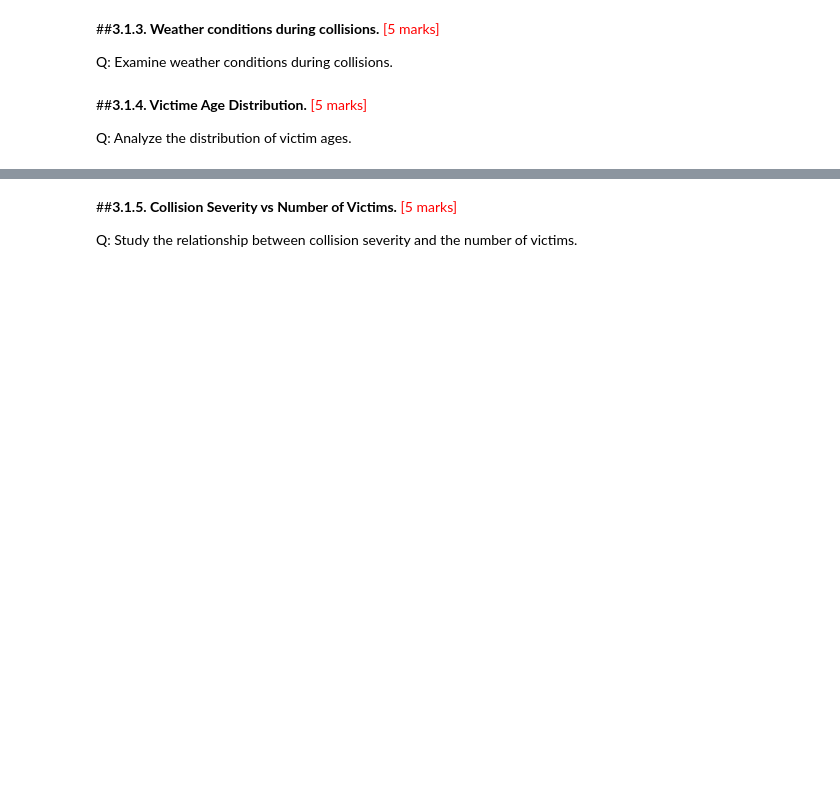
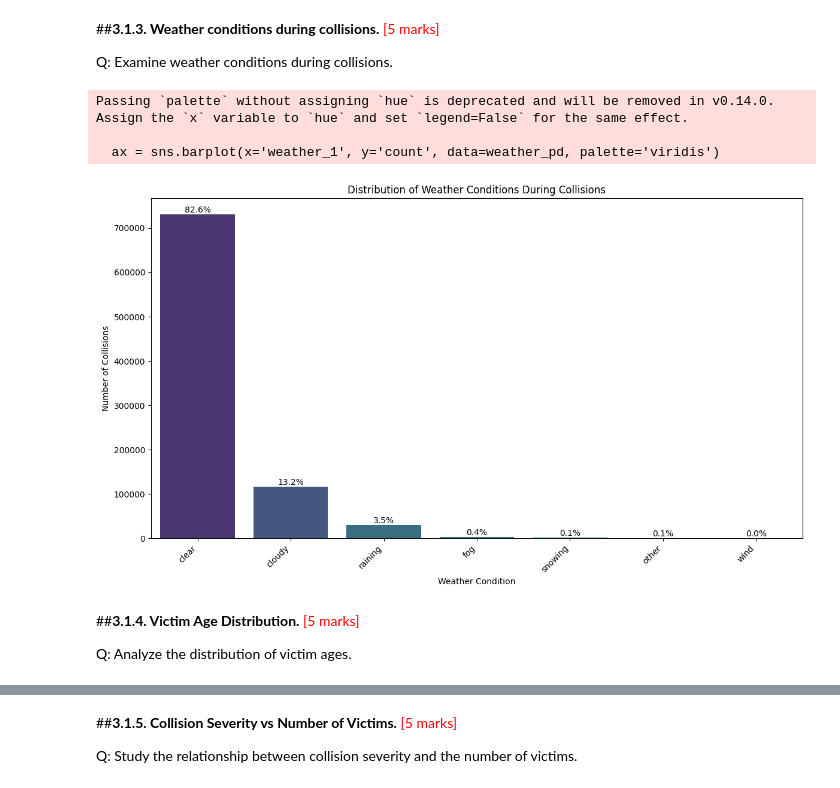
Before and after one commit to shaloy-lewis/Pyspark_Traffic_Collisions_Analysis, a Jupyter notebook: Traffic_Collisions_Analysis.ipynb, the cells around one changed output, grey strips where cells are left out. Saved outputs shown, nothing was run; the diff lists cells and outputs as text; code cells hidden in the pictures; blank space fills up the shorter version.

```diff
--- a/Traffic_Collisions_Analysis.ipynb
+++ b/Traffic_Collisions_Analysis.ipynb
@@ -192,0 +715,28 @@ Q: Examine weather conditions during collisions.
+# %%
+# Weather Conditions During Collisions
+weather_distribution = collisions_df.groupBy("weather_1").count().orderBy(col("count").desc())
+
+# Convert to Pandas
+weather_pd = weather_distribution.toPandas()
+
+total_weather = weather_pd['count'].sum()
+weather_pd['percentage'] = (weather_pd['count'] / total_weather) * 100
+
+# Plot
+plt.figure(figsize=(12, 7))
+ax = sns.barplot(x='weather_1', y='count', data=weather_pd, palette='viridis')
+
+for i, row in weather_pd.iterrows():
+    ax.text(i, row['count'], f"{row['percentage']:.1f}%", ha='center', va='bottom')
+
+plt.title('Distribution of Weather Conditions During Collisions')
+plt.xlabel('Weather Condition')
+plt.ylabel('Number of Collisions')
+plt.xticks(rotation=45, ha='right')
+plt.tight_layout()
+plt.show()
+# %% [output]
+Passing `palette` without assigning `hue` is deprecated and will be removed in v0.14.0. Assign the `x` variable to `hue` and set `legend=False` for the same effect.
+
+  ax = sns.barplot(x='weather_1', y='count', data=weather_pd, palette='viridis')
+[figure, added]
@@ -193,4 +750,4 @@ Q: Examine weather conditions during collisions.
 # %% [markdown]
-##**3.1.4. Victime Age Distribution.** <font color = red>[5 marks]</font> <br>
+##**3.1.4. Victim Age Distribution.** <font color = red>[5 marks]</font> <br>
 
 Q: Analyze the distribution of victim ages.
```
Also changed, not shown: parts of 81 cells of this notebook.
